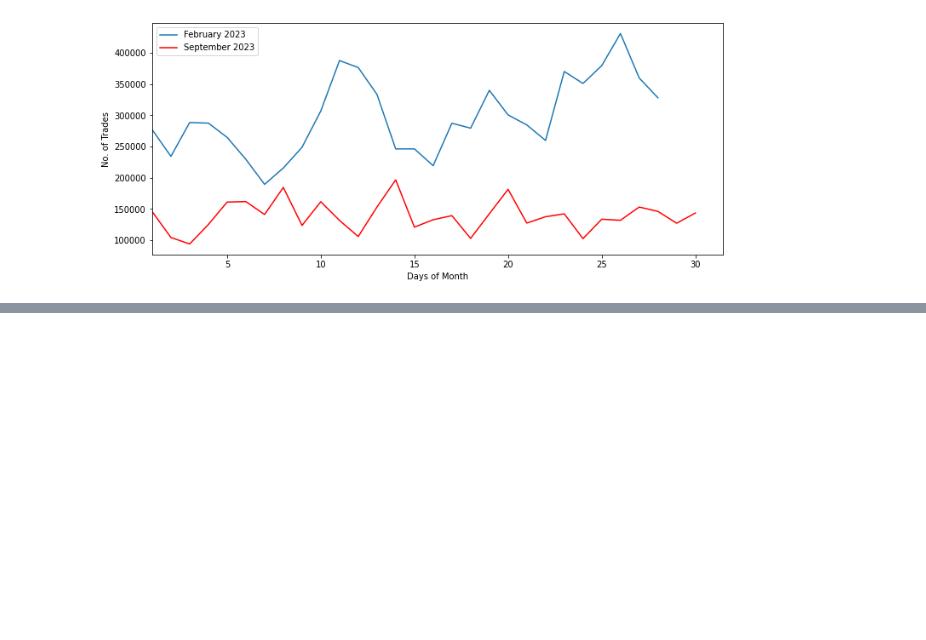
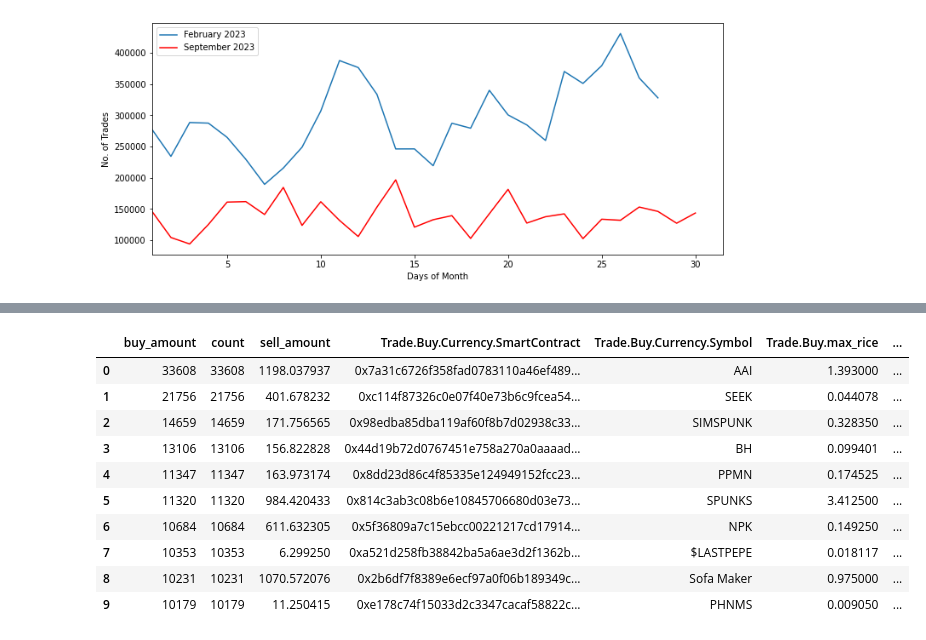
Before and after one commit to volantxs/blockchain-data-visualization, a Jupyter notebook: blockchain_data_driven_marketing.ipynb, the cells around one changed output, grey strips where cells are left out. Saved outputs shown, nothing was run; the diff lists cells and outputs as text; code cells hidden in the pictures; blank space fills up the shorter version.

```diff
--- a/blockchain_data_driven_marketing.ipynb
+++ b/blockchain_data_driven_marketing.ipynb
@@ -358 +425,15 @@ plt.show()
+# %%
+top_nft_seaport
+# %% [output]
+|  | buy_amount | count | sell_amount | Trade.Buy.Currency.SmartContract | Trade.Buy.Currency.Symbol | Trade.Buy.max_rice | ... |
+| 0 | 33608 | 33608 | 1198.037937 | 0x7a31c6726f358fad0783110a46ef489... | AAI | 1.393000 | ... |
+| 1 | 21756 | 21756 | 401.678232 | 0xc114f87326c0e07f40e73b6c9fcea54... | SEEK | 0.044078 | ... |
+| 2 | 14659 | 14659 | 171.756565 | 0x98edba85dba119af60f8b7d02938c33... | SIMSPUNK | 0.328350 | ... |
+| 3 | 13106 | 13106 | 156.822828 | 0x44d19b72d0767451e758a270a0aaaad... | BH | 0.099401 | ... |
+| 4 | 11347 | 11347 | 163.973174 | 0x8dd23d86c4f85335e124949152fcc23... | PPMN | 0.174525 | ... |
+| 5 | 11320 | 11320 | 984.420433 | 0x814c3ab3c08b6e10845706680d03e73... | SPUNKS | 3.412500 | ... |
+| 6 | 10684 | 10684 | 611.632305 | 0x5f36809a7c15ebcc00221217cd17914... | NPK | 0.149250 | ... |
+| 7 | 10353 | 10353 | 6.299250 | 0xa521d258fb38842ba5a6ae3d2f1362b... | $LASTPEPE | 0.018117 | ... |
+| 8 | 10231 | 10231 | 1070.572076 | 0x2b6df7f8389e6ecf97a0f06b189349c... | Sofa Maker | 0.975000 | ... |
+| 9 | 10179 | 10179 | 11.250415 | 0xe178c74f15033d2c3347cacaf58822c... | PHNMS | 0.009050 | ... |
 # %%
```
Also changed, not shown: parts of 8 cells of this notebook.
